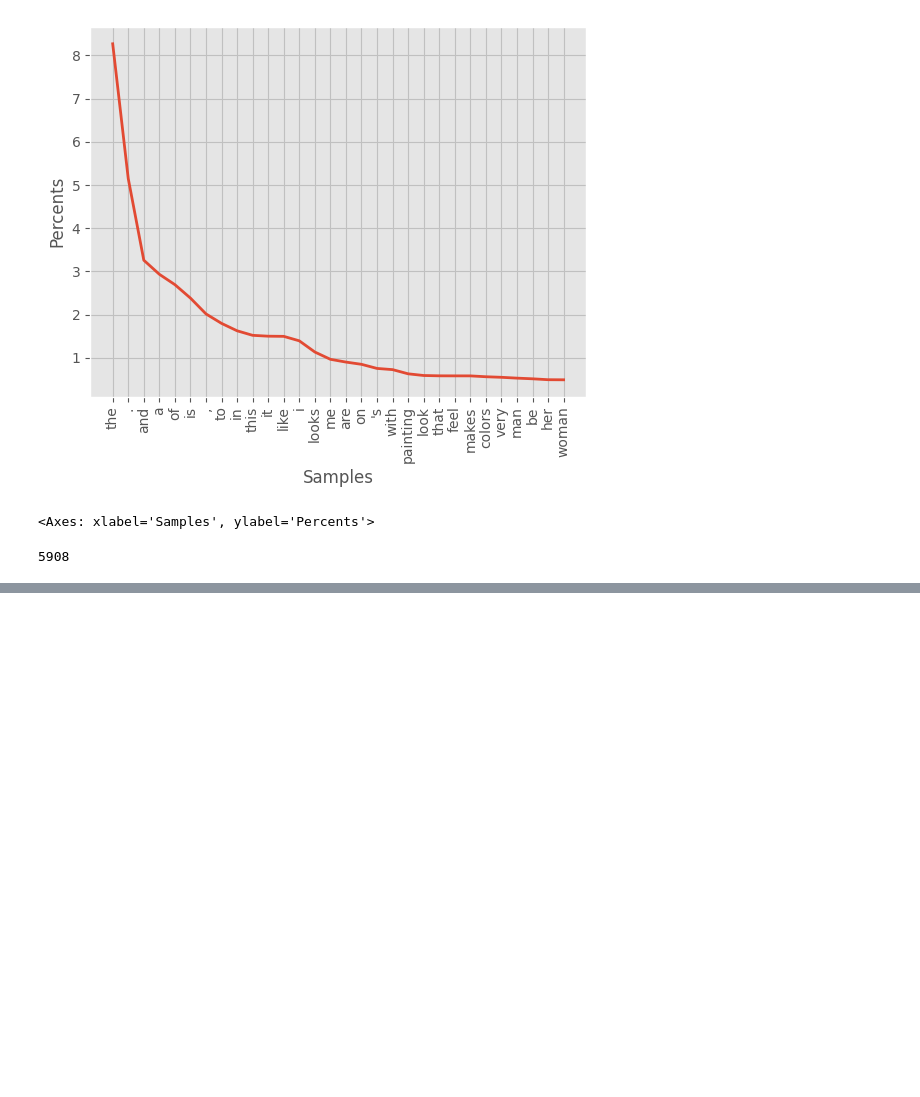
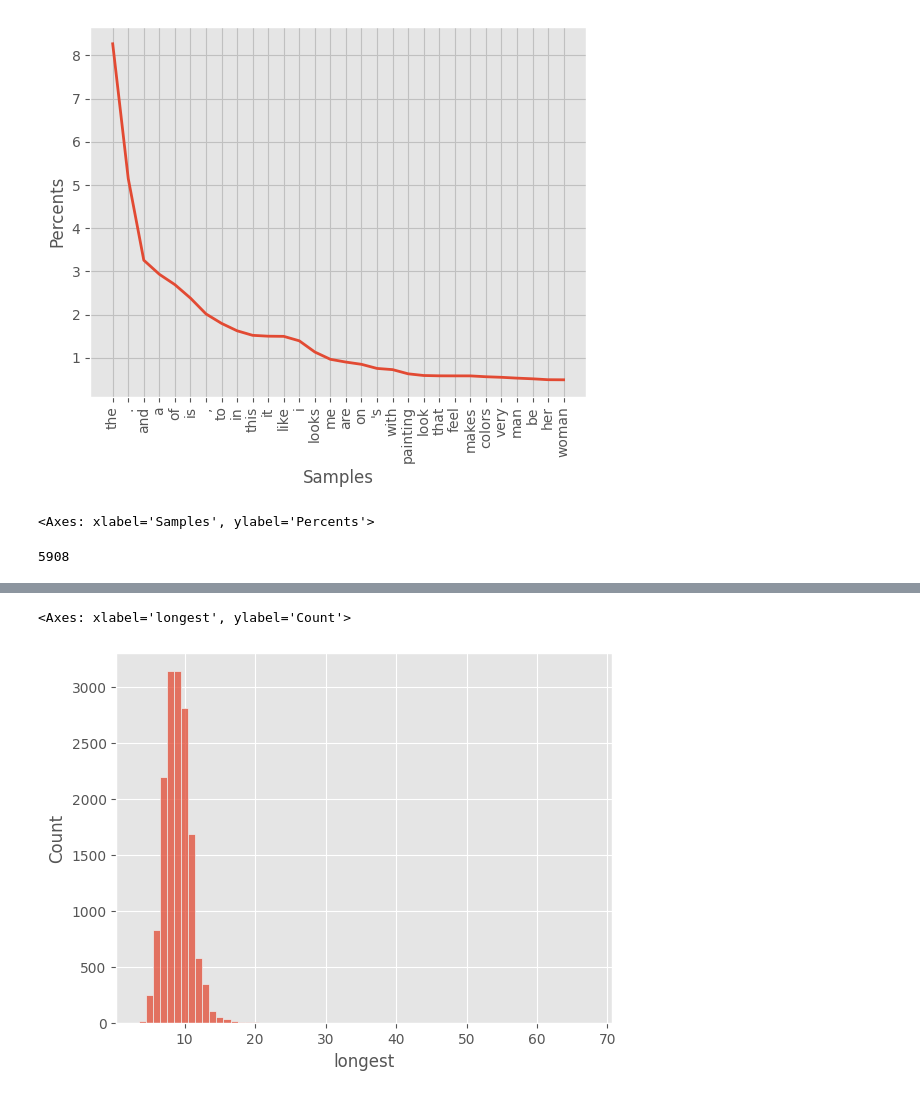
Before and after one commit to AlejandroCiuba/CS2756-Group-Project, a Jupyter notebook: Alejandro/data_exploration_our_splits.ipynb, the cells around one changed output, grey strips where cells are left out. Cells and saved outputs as stored; diff of their text form; code cells hidden in the pictures; blank space fills up the shorter version.

```diff
--- a/Alejandro/data_exploration_our_splits.ipynb
+++ b/Alejandro/data_exploration_our_splits.ipynb
@@ -181,0 +172,6 @@ tok_fq.hapaxes()[:25]
+# %%
+df['longest'] = df['tokens'].map(lambda x: max([len(w) for w in x]))
+sns.histplot(data=df, x='longest', discrete=True)
+# %% [output]
+<Axes: xlabel='longest', ylabel='Count'>
+[figure, added]
```
Also changed, not shown: parts of 5 cells of this notebook, 2 other files.
